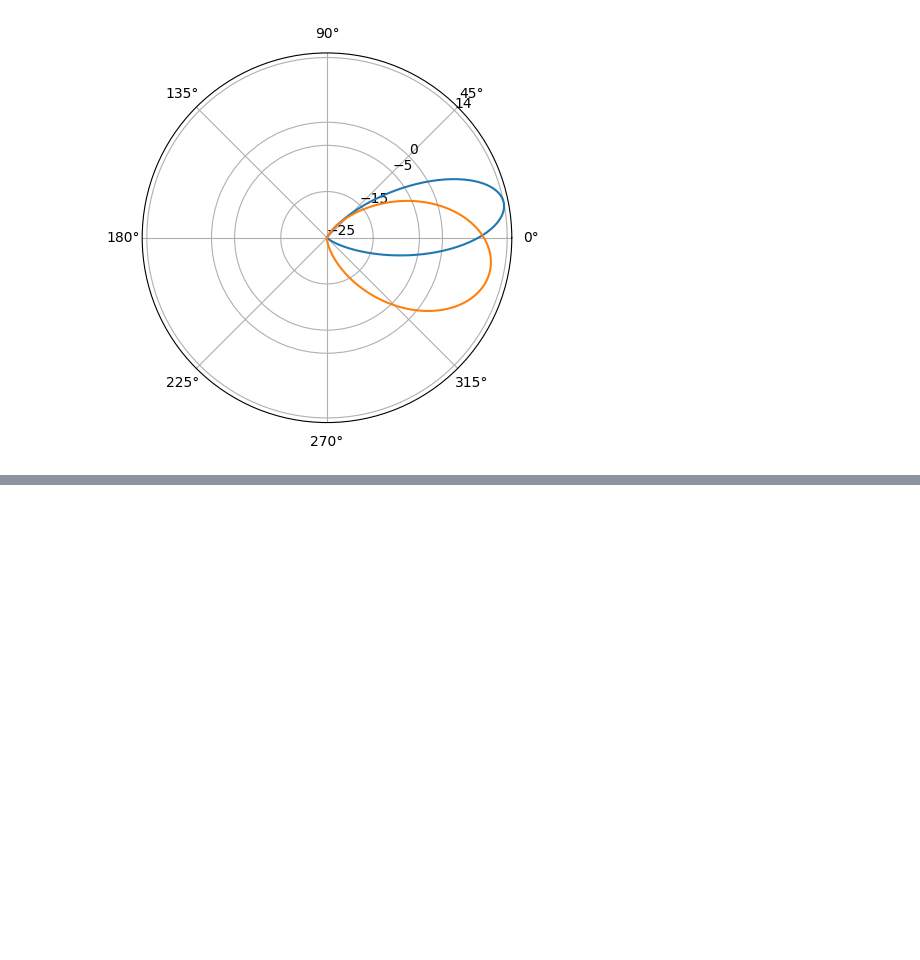
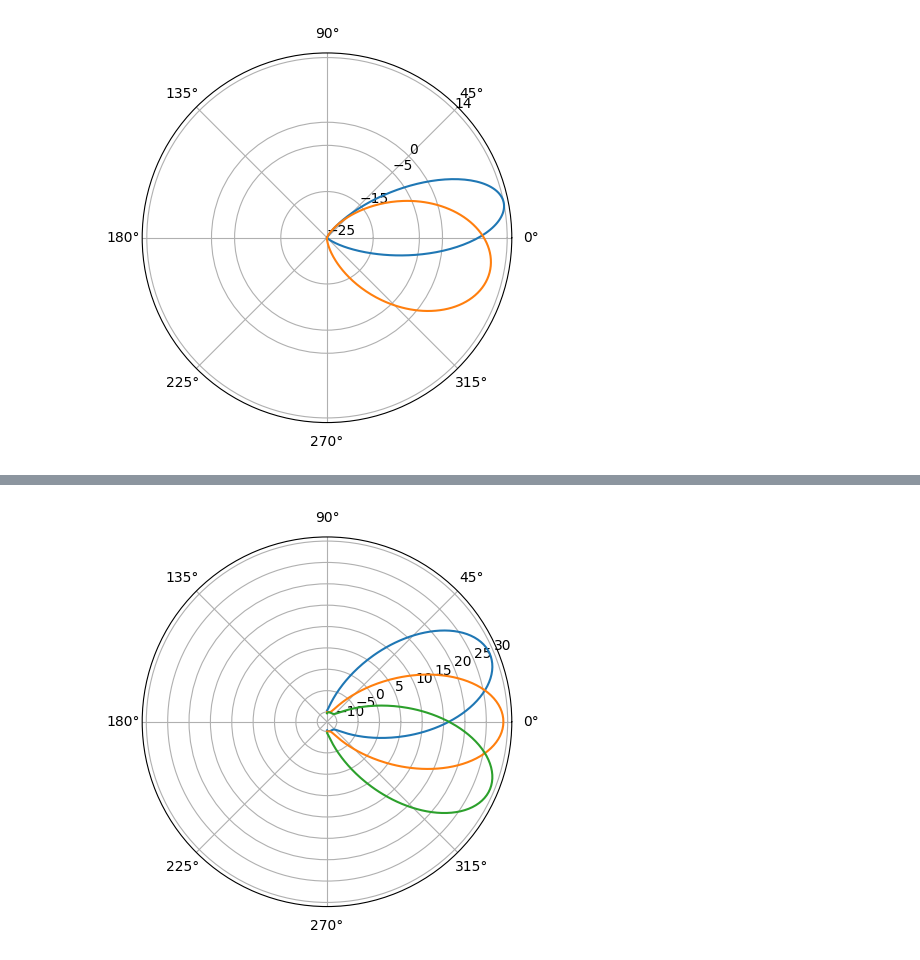
Before and after one commit to Aplefen1/BeeTrackingDiss, a Jupyter notebook: Experiments and Models/AccurateModellingTest.ipynb, the cells around one changed output, grey strips where cells are left out. Drawn from its saved outputs; the diff is of its cells as text; code cells hidden in the pictures; blank space fills up the shorter version.

Commit message:
model works kinda

```diff
--- a/Experiments and Models/AccurateModellingTest.ipynb
+++ b/Experiments and Models/AccurateModellingTest.ipynb
@@ -74,0 +77,11 @@ nx.plot(theta,diff2)
+# %%
+from Model import NewModel
+import numpy as np
+import pandas as pd
+import matplotlib.pyplot as plt
+%matplotlib inline
+
+mod = NewModel(-94)
+mod.plotTransmitters()
+# %% [output]
+[figure, added]
```
Also changed, not shown: parts of 1 cell of this notebook, 2 other files.
